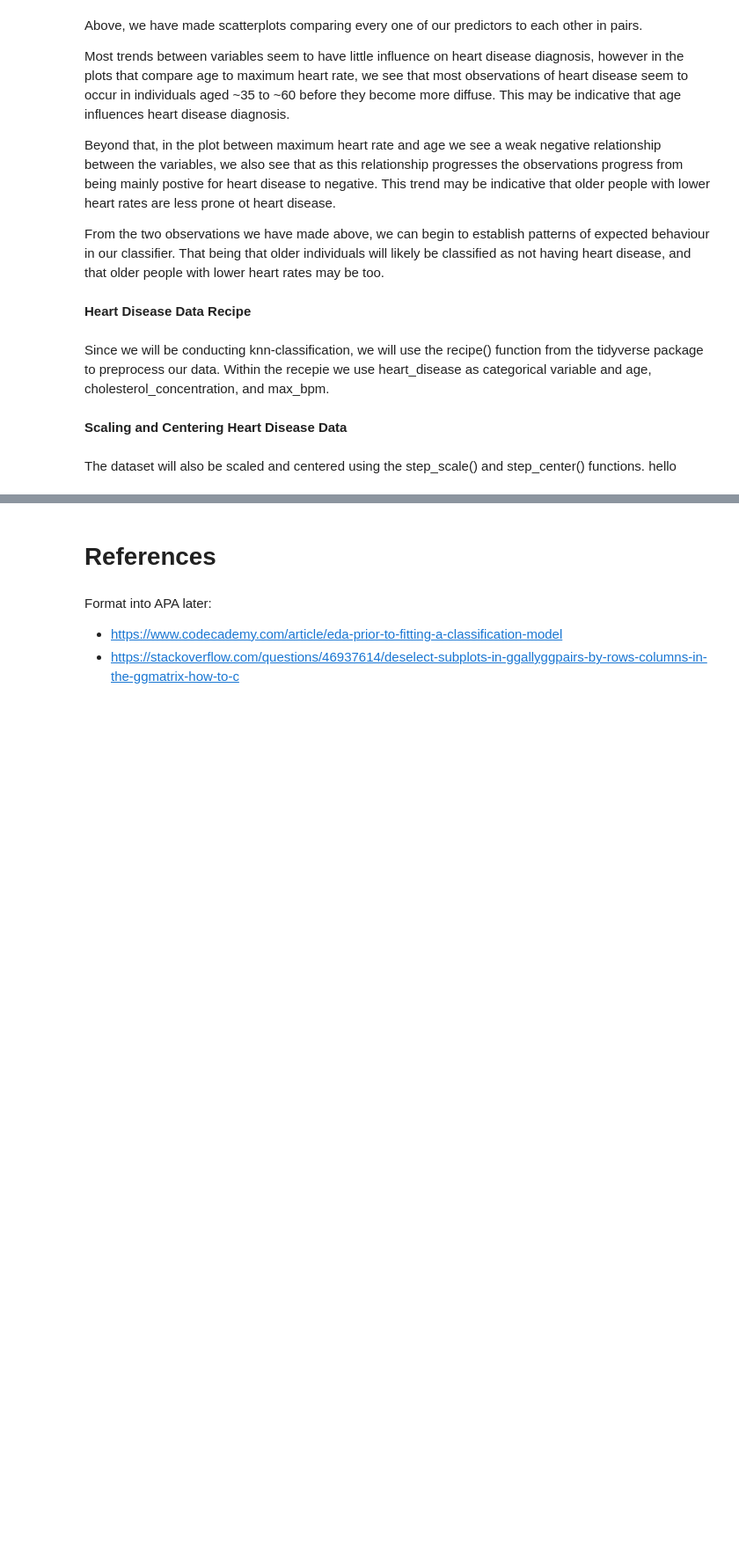
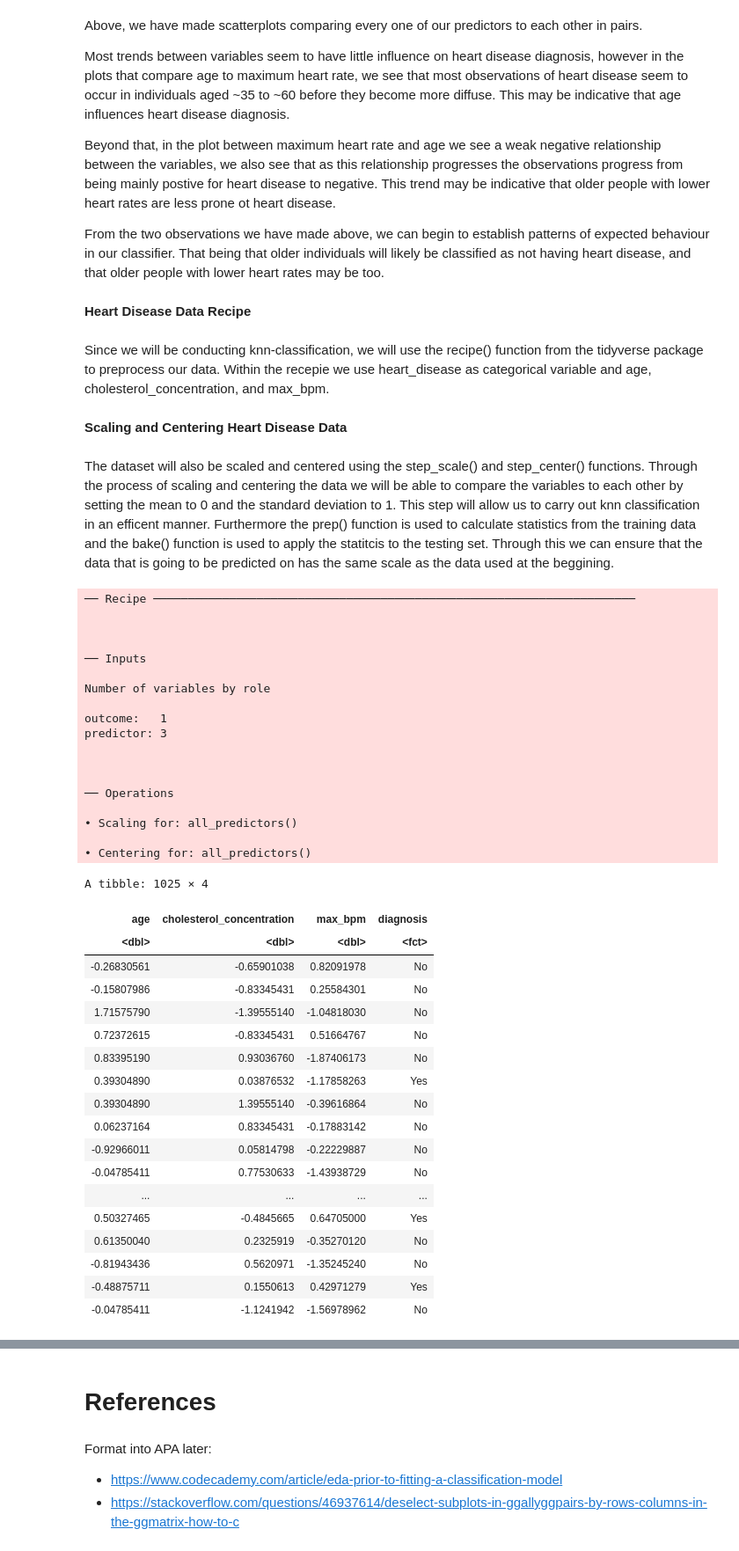
Before and after one commit to dislasriv/Heart-Disease-Data-Analysis, a Jupyter notebook: ProjectReport.ipynb, the cells around one changed output, grey strips where cells are left out. Shown at 88% size. Cells and saved outputs as stored; diff of their text form; code cells hidden in the pictures; blank space fills up the shorter version.

```diff
--- a/ProjectReport.ipynb
+++ b/ProjectReport.ipynb
@@ -168,4 +168,52 @@ Since we will be conducting knn-classification, we will use the recipe() functio
 # %% [markdown]
 **Scaling and Centering Heart Disease Data**
 # %% [markdown]
-The dataset will also be scaled and centered using the step_scale() and step_center() functions. hello
+The dataset will also be scaled and centered using the step_scale() and step_center() functions. Through the process of scaling and centering the data we will be able to compare the variables to each other by setting the mean to 0 and the standard deviation to 1. This step will allow us to carry out knn classification in an efficent manner. Furthermore the prep() function is used to calculate statistics from the training data and the bake() function is used to apply the statitcis to the testing set. Through this we can ensure that the data that is going to be predicted on has the same scale as the data used at the beggining.
+# %%
+heart_data_recipe <- recipe(diagnosis ~ age + cholesterol_concentration + max_bpm, data= heart_disease_data) |>
+                     step_scale(all_predictors()) |>
+                     step_center(all_predictors())
+heart_data_recipe
+
+heart_data_scaled <- heart_data_recipe |>
+                     prep() |>
+                     bake(heart_disease_data)
+heart_data_scaled
+# %% [output]
+── Recipe ──────────────────────────────────────────────────────────────────────
+
+
+
+── Inputs
+
+Number of variables by role
+
+outcome:   1
+predictor: 3
+
+
+
+── Operations
+
+• Scaling for: all_predictors()
+
+• Centering for: all_predictors()
+A tibble: 1025 × 4
+| age | cholesterol_concentration | max_bpm | diagnosis |
+| <dbl> | <dbl> | <dbl> | <fct> |
+| -0.26830561 | -0.65901038 | 0.82091978 | No |
+| -0.15807986 | -0.83345431 | 0.25584301 | No |
+| 1.71575790 | -1.39555140 | -1.04818030 | No |
+| 0.72372615 | -0.83345431 | 0.51664767 | No |
+| 0.83395190 | 0.93036760 | -1.87406173 | No |
+| 0.39304890 | 0.03876532 | -1.17858263 | Yes |
+| 0.39304890 | 1.39555140 | -0.39616864 | No |
+| 0.06237164 | 0.83345431 | -0.17883142 | No |
+| -0.92966011 | 0.05814798 | -0.22229887 | No |
+| -0.04785411 | 0.77530633 | -1.43938729 | No |
+| ... | ... | ... | ... |
+| 0.50327465 | -0.4845665 | 0.64705000 | Yes |
+| 0.61350040 | 0.2325919 | -0.35270120 | No |
+| -0.81943436 | 0.5620971 | -1.35245240 | No |
+| -0.48875711 | 0.1550613 | 0.42971279 | Yes |
+| -0.04785411 | -1.1241942 | -1.56978962 | No |
```
Also changed, not shown: parts of 5 cells of this notebook.
